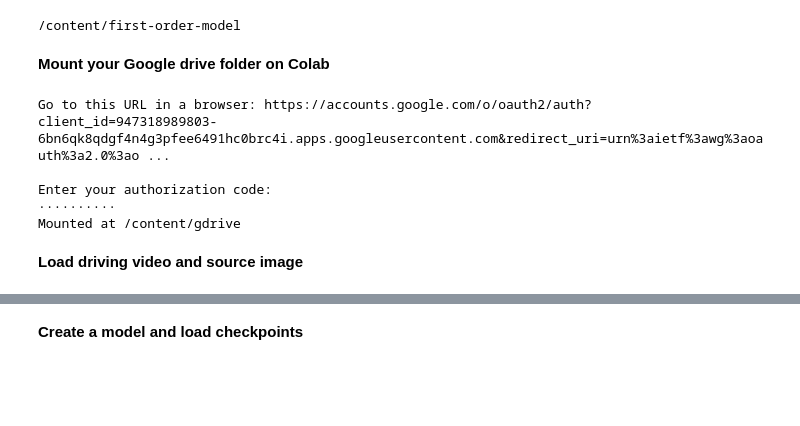
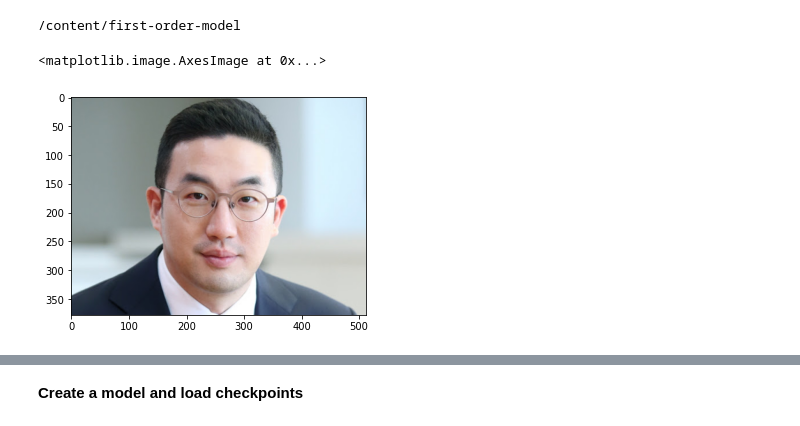
Before and after one commit to secutron/RunTime, a Jupyter notebook: G1_separable.ipynb, the cells around one changed output, grey strips where cells are left out. Cells and saved outputs as stored; diff of their text form; code cells hidden in the pictures; blank space fills up the shorter version.

```diff
--- a/G1_separable.ipynb
+++ b/G1_separable.ipynb
@@ -16,19 +39,6 @@ Resolving deltas: 100% (95/95), done.
 cd first-order-model
 # %% [output]
 /content/first-order-model
-# %% [markdown]
-**Mount your Google drive folder on Colab**
-# %%
-from google.colab import drive
-drive.mount('/content/gdrive')
-# %% [output]
-Go to this URL in a browser: https://accounts.google.com/o/oauth2/auth?client_id=947318989803-6bn6qk8qdgf4n4g3pfee6491hc0brc4i.apps.googleusercontent.com&redirect_uri=urn%3aietf%3awg%3aoauth%3a2.0%3ao ...
-
-Enter your authorization code:
-··········
-Mounted at /content/gdrive
-# %% [markdown]
-**Load driving video and source image**
 # %%
 import imageio
 import numpy as np
@@ -45,0 +54,8 @@ driving_video = imageio.mimread('/content/gdrive/My Drive/hkim-driving-crop.mp4'
+# %%
+source_image = imageio.imread('/content/gdrive/My Drive/koo20/koo.jpg')
+# push 후 우측버튼 --> 구글 드라이브로 저장(크롬확장)
+
+plt.imshow(source_image)
+# %% [output]
+<matplotlib.image.AxesImage at 0x...>
+[figure, added]
```
Also changed, not shown: parts of 9 cells of this notebook.
